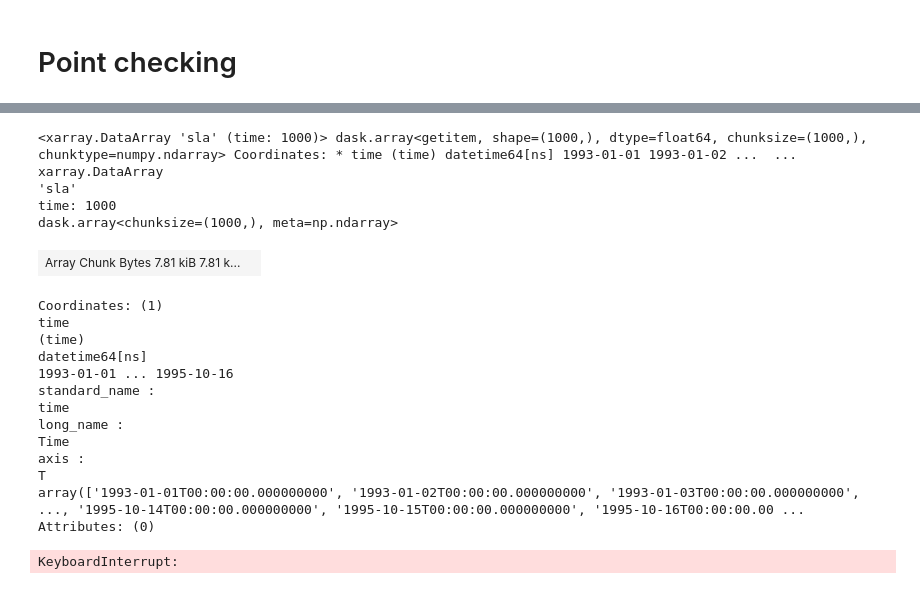
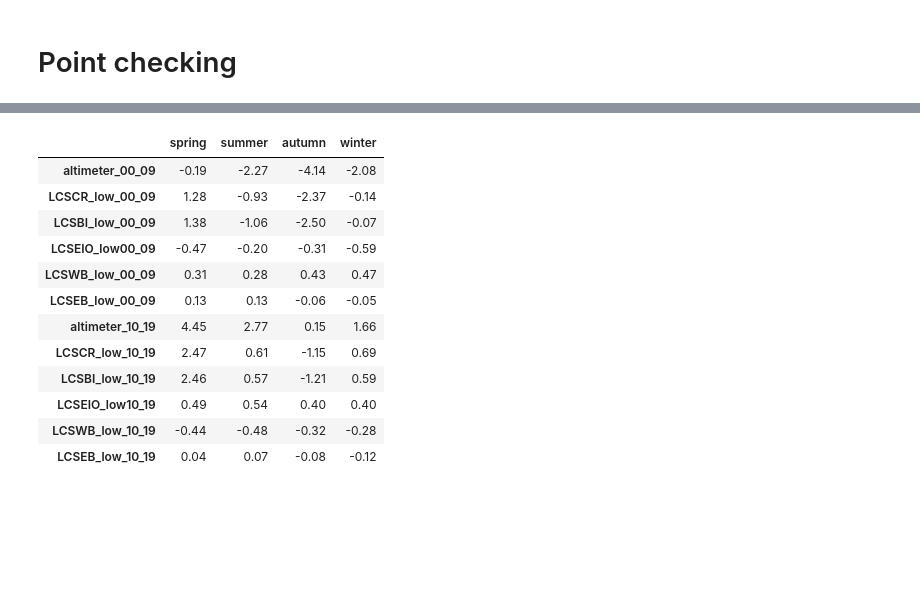
Before and after one commit to ghossh/BoB-Decadal-SLA, a Jupyter notebook: BoB_plots.ipynb, the cells around one changed output, grey strips where cells are left out. Drawn from its saved outputs; the diff is of its cells as text; code cells hidden in the pictures; blank space fills up the shorter version.

```diff
--- a/BoB_plots.ipynb
+++ b/BoB_plots.ipynb
@@ -780,23 +769,0 @@ Coordinates:
-# %%
-p1=BoB_altimeter.sel(latitude=slice(10,13),longitude=slice(80,85)).mean(dim='latitude').mean(dim='longitude')[0:1000]
-p1
-# %% [output]
-<xarray.DataArray 'sla' (time: 1000)> dask.array<getitem, shape=(1000,), dtype=float64, chunksize=(1000,), chunktype=numpy.ndarray> Coordinates: * time (time) datetime64[ns] 1993-01-01 1993-01-02 ...  ...
-xarray.DataArray
-'sla'
-time: 1000
-dask.array<chunksize=(1000,), meta=np.ndarray>
-| Array Chunk Bytes 7.81 kiB 7.81 k... |  |
-Coordinates: (1)
-time
-(time)
-datetime64[ns]
-1993-01-01 ... 1995-10-16
-standard_name :
-time
-long_name :
-Time
-axis :
-T
-array(['1993-01-01T00:00:00.000000000', '1993-01-02T00:00:00.000000000', '1993-01-03T00:00:00.000000000', ..., '1995-10-14T00:00:00.000000000', '1995-10-15T00:00:00.000000000', '1995-10-16T00:00:00.00 ...
-Attributes: (0)
@@ -818,4 +770,17 @@ def filter_data(data):
-# %%
-filter_data(BoB_altimeter[500])
-# %% [output]
-KeyboardInterrupt:
+# %%
+
+point1
+# %% [output]
+|  | spring | summer | autumn | winter |
+| altimeter_00_09 | -0.19 | -2.27 | -4.14 | -2.08 |
+| LCSCR_low_00_09 | 1.28 | -0.93 | -2.37 | -0.14 |
+| LCSBI_low_00_09 | 1.38 | -1.06 | -2.50 | -0.07 |
+| LCSEIO_low00_09 | -0.47 | -0.20 | -0.31 | -0.59 |
+| LCSWB_low_00_09 | 0.31 | 0.28 | 0.43 | 0.47 |
+| LCSEB_low_00_09 | 0.13 | 0.13 | -0.06 | -0.05 |
+| altimeter_10_19 | 4.45 | 2.77 | 0.15 | 1.66 |
+| LCSCR_low_10_19 | 2.47 | 0.61 | -1.15 | 0.69 |
+| LCSBI_low_10_19 | 2.46 | 0.57 | -1.21 | 0.59 |
+| LCSEIO_low10_19 | 0.49 | 0.54 | 0.40 | 0.40 |
+| LCSWB_low_10_19 | -0.44 | -0.48 | -0.32 | -0.28 |
+| LCSEB_low_10_19 | 0.04 | 0.07 | -0.08 | -0.12 |
```
Also changed, not shown: parts of 6 cells of this notebook.
